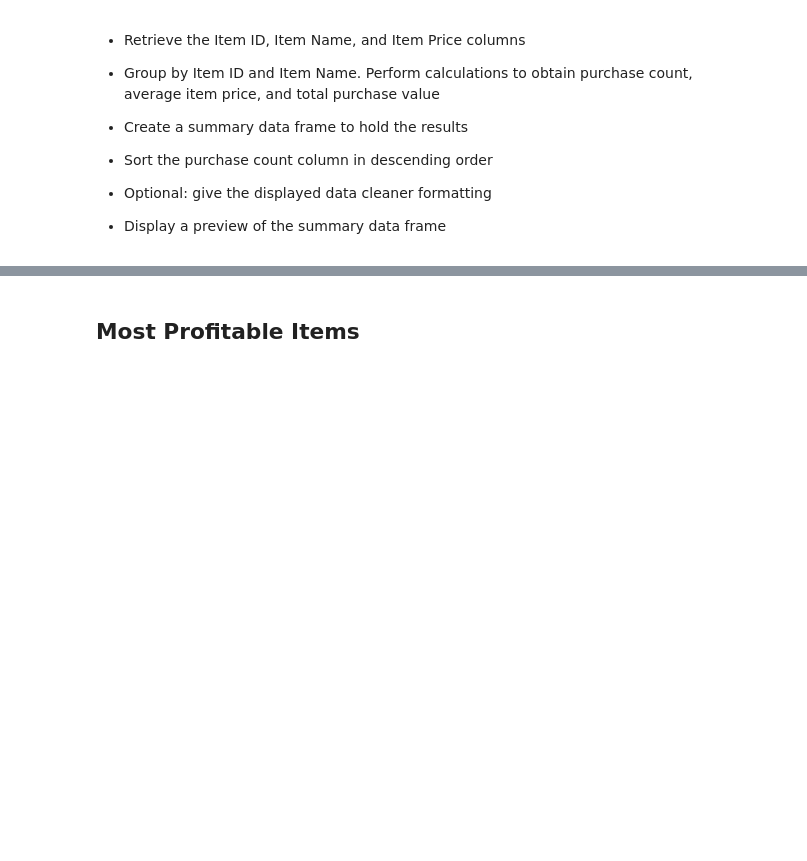
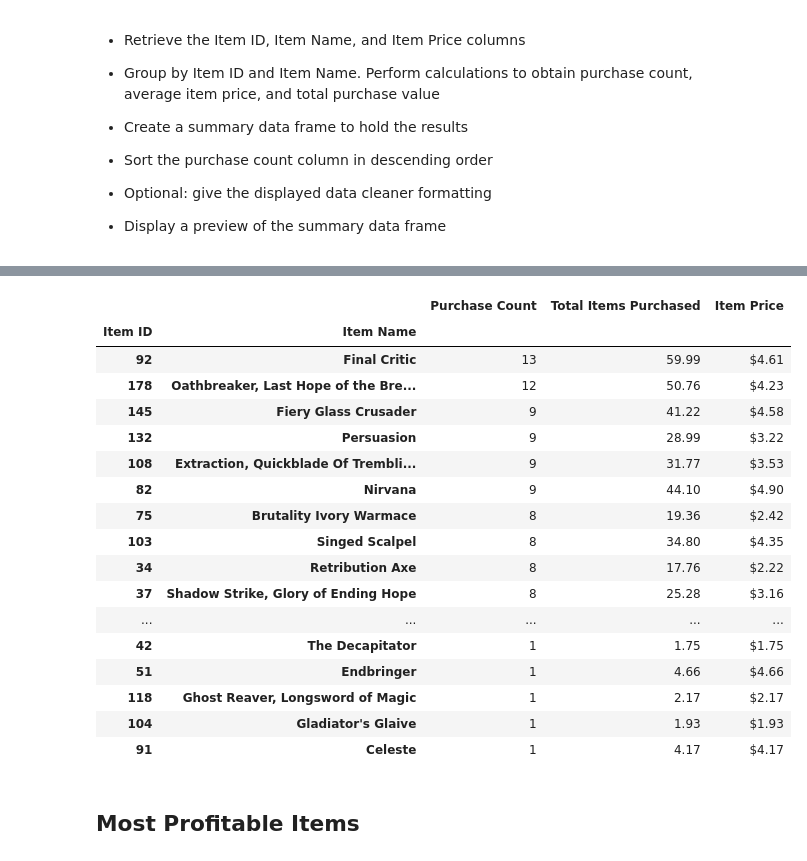
Before and after one commit to nhaile96/pandas_challengeHW, a Jupyter notebook: HeroesOfPyomoli/HeroesOfPymoli_starter.ipynb, the cells around one changed output, grey strips where cells are left out. Cells and saved outputs as stored; diff of their text form; code cells hidden in the pictures; blank space fills up the shorter version.

```diff
--- a/HeroesOfPyomoli/HeroesOfPymoli_starter.ipynb
+++ b/HeroesOfPyomoli/HeroesOfPymoli_starter.ipynb
@@ -240,3 +288,47 @@ purchase_analysis_df.style.format({"Average Purchase Total By Gender":"{:.2f}",
+# %%
+#items info
+items = purchase_data[["Item ID","Item Name", "Price"]]
+
+#group item data
+item_group = items.groupby(["Item ID","Item Name"])
+
+#count number of items that's been purchased
+purchased_items = item_group["Price"].count()
+
+#total purchase vale
+total_item_purchase = item_group["Price"].sum()
+
+#item price
+item_price = total_item_purchase/ purchased_items
+
+#dataframe
+popular_df = pd.DataFrame({"Purchase Count": purchased_items,
+                          "Total ": total_item_purchase,
+                          "Item Price": item_price})
+#rank and clean data
+popular_df_ranked = popular_df.sort_values(["Purchase Count"], ascending=False)
+popular_df_ranked.style.format({
+                            "Item Price":"${:.2f}",
+                               "Total Items Purchased": "${:.2f}"})
+# %% [output]
+|  |  | Purchase Count | Total Items Purchased | Item Price |
+| Item ID | Item Name |  |  |  |
+| 92 | Final Critic | 13 | 59.99 | $4.61 |
+| 178 | Oathbreaker, Last Hope of the Bre... | 12 | 50.76 | $4.23 |
+| 145 | Fiery Glass Crusader | 9 | 41.22 | $4.58 |
+| 132 | Persuasion | 9 | 28.99 | $3.22 |
+| 108 | Extraction, Quickblade Of Trembli... | 9 | 31.77 | $3.53 |
+| 82 | Nirvana | 9 | 44.10 | $4.90 |
+| 75 | Brutality Ivory Warmace | 8 | 19.36 | $2.42 |
+| 103 | Singed Scalpel | 8 | 34.80 | $4.35 |
+| 34 | Retribution Axe | 8 | 17.76 | $2.22 |
+| 37 | Shadow Strike, Glory of Ending Hope | 8 | 25.28 | $3.16 |
+| ... | ... | ... | ... | ... |
+| 42 | The Decapitator | 1 | 1.75 | $1.75 |
+| 51 | Endbringer | 1 | 4.66 | $4.66 |
+| 118 | Ghost Reaver, Longsword of Magic | 1 | 2.17 | $2.17 |
+| 104 | Gladiator's Glaive | 1 | 1.93 | $1.93 |
+| 91 | Celeste | 1 | 4.17 | $4.17 |
 # %% [markdown]
 ## Most Profitable Items
 # %% [markdown]
```
Also changed, not shown: parts of 8 cells of this notebook.
